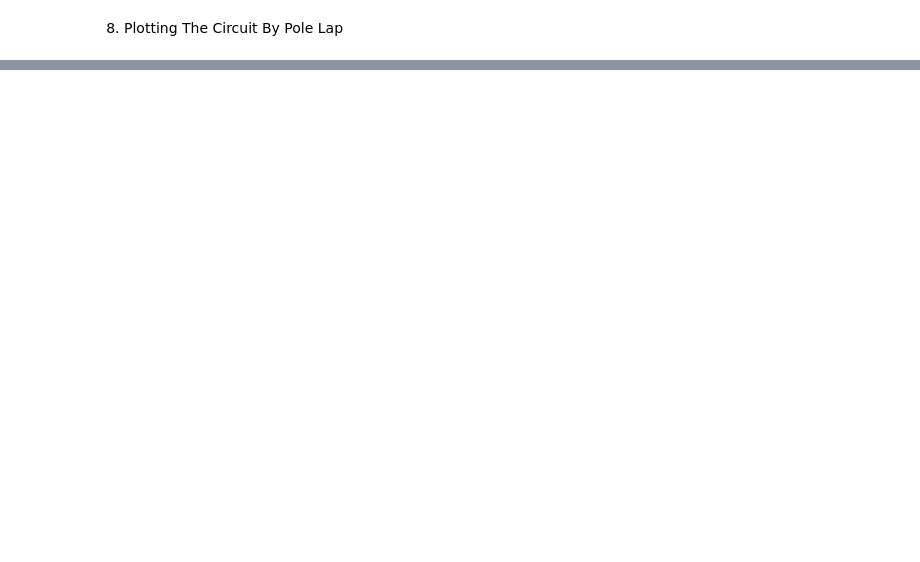
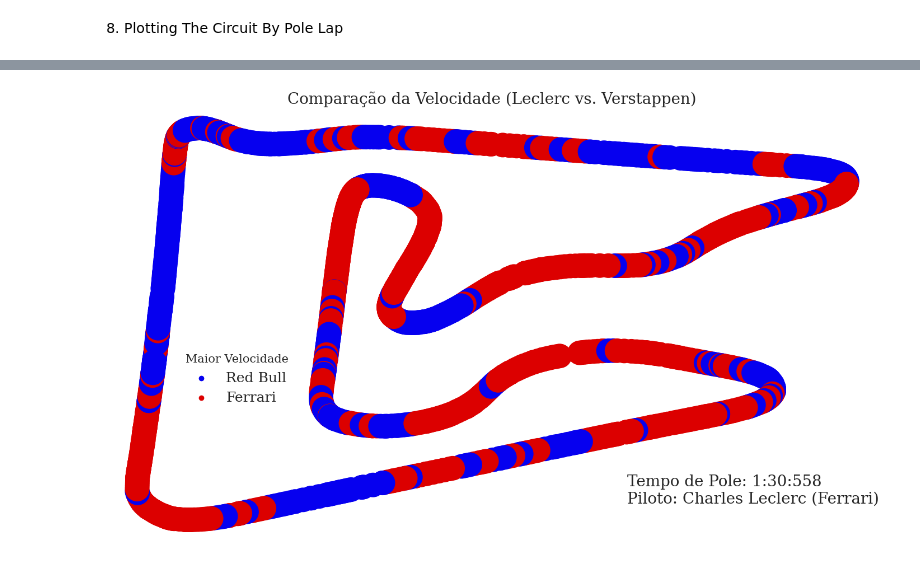
Before and after one commit to Henrique-Azank/Formula-1-Data-Analysis, a Jupyter notebook: DataAnalysis/Data_Analysis_1.ipynb, the cells around one changed output, grey strips where cells are left out. Cells and saved outputs as stored; diff of their text form; code cells hidden in the pictures; blank space fills up the shorter version.

```diff
--- a/DataAnalysis/Data_Analysis_1.ipynb
+++ b/DataAnalysis/Data_Analysis_1.ipynb
@@ -185,0 +196,5 @@ Name: RelativeDistance, Length: 697, dtype: float64
+# %%
+# Where Was Pole Faster ?
+Dados_Juntos['Pole_Faster'] = Dados_Juntos.iloc[:,2] > Dados_Juntos.iloc[:,5]
+Dados_Juntos['Time_Rapido'] = np.where(Dados_Juntos['Pole_Faster'] == True, 'Ferrari', 'Red Bull')
+print(Dados_Juntos)
@@ -185,0 +230,14 @@ Name: RelativeDistance, Length: 697, dtype: float64
+# %%
+
+import seaborn as sns
+sns.color_palette("rocket")
+rcParams['figure.figsize'] = (18,10)
+sns.scatterplot(data = Dados_Juntos, x = 'x_Pole', y = 'y_Pole', hue = 'Time_Rapido', s = 1000, linewidth = 0, palette = ['#0600ef','#dc0000'])
+plt.axis('off')
+plt.title('Comparação da Velocidade (Leclerc vs. Verstappen)', fontdict={'size': 20, 'family': 'serif'})
+plt.legend(loc = (.1,.3), prop = {'size':18, 'family': 'serif'}, title = 'Maior Velocidade', frameon = False,
+title_fontproperties={'family': 'serif', 'size' : 15})
+plt.text(5000,-3000,'Tempo de Pole: 1:30:558 \nPiloto: Charles Leclerc (Ferrari)', fontdict={'size':20, 'family': 'serif'})
+plt.show()
+# %% [output]
+[figure, added]
```
Also changed, not shown: parts of 12 cells of this notebook.
